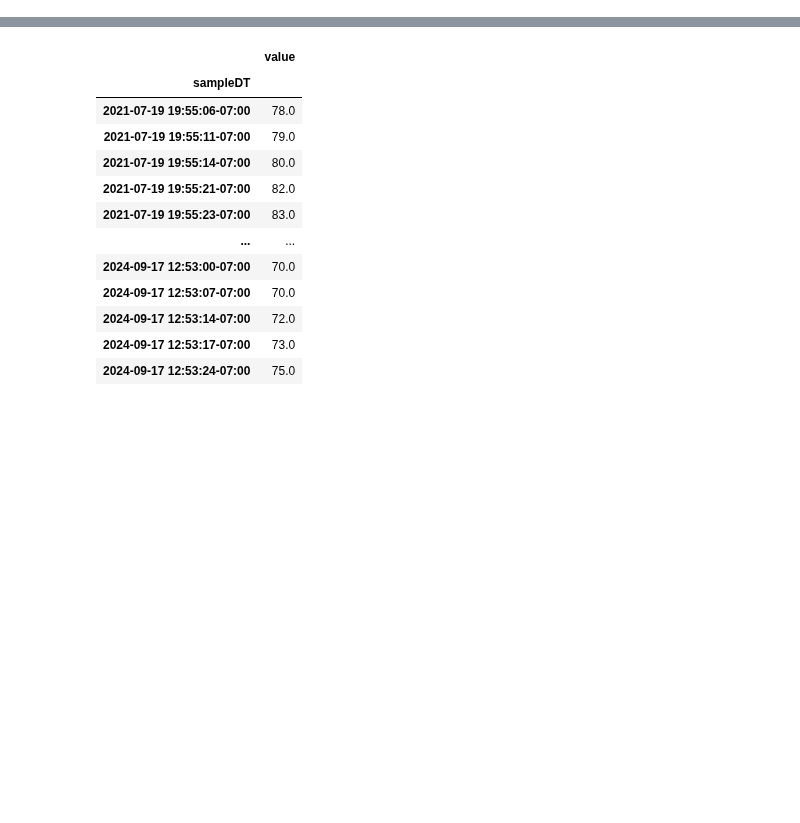
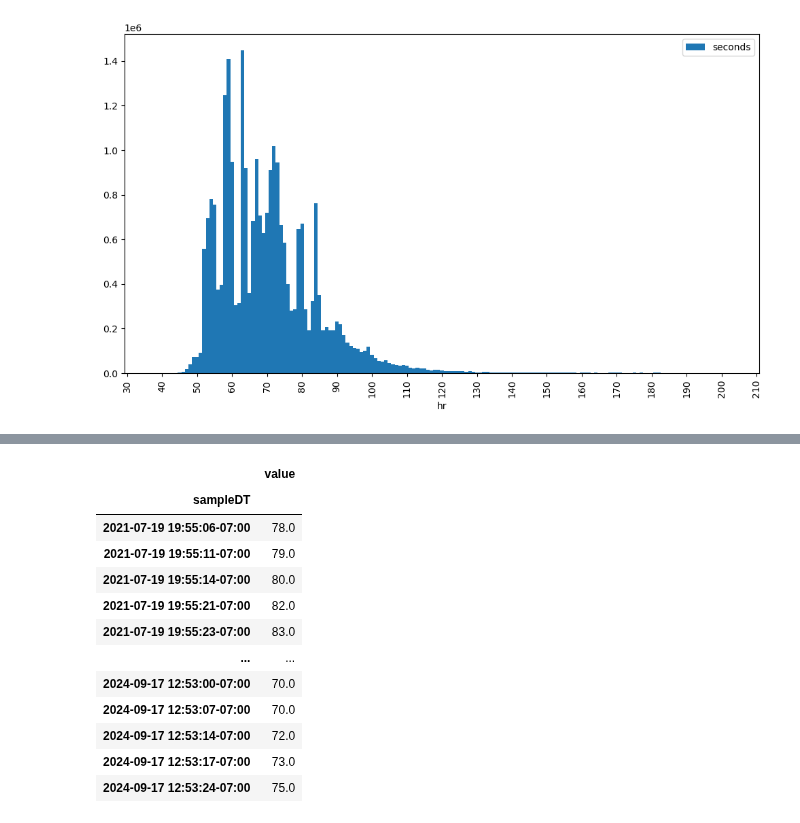
Before and after one commit to AbhikChowdhury6/dataImport, a Jupyter notebook: appleHK/HR/analyzeAppleWatchHR.ipynb, the cells around one changed output, grey strips where cells are left out. Saved outputs shown, nothing was run; the diff lists cells and outputs as text; code cells hidden in the pictures; blank space fills up the shorter version.

```diff
--- a/appleHK/HR/analyzeAppleWatchHR.ipynb
+++ b/appleHK/HR/analyzeAppleWatchHR.ipynb
@@ -23,0 +24,37 @@ Text(0.5, 0, 'BPM')
+# %%
+#output cols HR seconds
+def timeBalancedHRHist(HRDf, maxInterval):
+    #get min and max HR
+    minHR = 30
+    maxHR = 210
+    # HRDF
+    HRDfCopy = HRDf.copy()
+    # calc between measures
+    timeSeries = pd.Series(HRDf.index)
+    bm = pd.Series(index=HRDf.index, data = (timeSeries.shift(-1) - timeSeries).dt.total_seconds().values)
+    HRDfCopy['betweenMeasures'] = bm
+    # the last value will be nan so replace it with the max interval
+    HRDfCopy['betweenMeasures'] = HRDfCopy['betweenMeasures'].fillna(maxInterval)
+    # if above thershold set to max
+    HRDfCopy[HRDfCopy['betweenMeasures'] > maxInterval] = maxInterval
+
+    data = []
+    # for every heartrate in the range
+    for hr in range(minHR, maxHR + 1):
+        # sum the thersholded between measures
+        totalTime = HRDfCopy[HRDfCopy['value'] == hr].betweenMeasures.sum()
+        data.append([hr, totalTime])
+        # if hr == 140:
+            # print(f"number of samples for {hr} is {len(HRDfCopy[HRDfCopy['value'] == hr])}")
+            # print(f"the average between measures is {HRDfCopy[HRDfCopy['value'] == hr].betweenMeasures.mean()}")
+    return pd.DataFrame(data=data, columns=['hr', 'seconds'])
+# %%
+import matplotlib.pyplot as plt
+tbDF = timeBalancedHRHist(AppleWatchHRDf, 300)
+tbDF.plot(kind='bar', y='seconds', x='hr', figsize=(10,6), linewidth=0.0,width=1)
+plt.xticks(ticks=range(0, len(tbDF), 10), labels=tbDF['hr'][::10])
+# Show the plot
+plt.tight_layout()
+plt.show()
+# %% [output]
+[figure, added]
```
Also changed, not shown: parts of 12 cells of this notebook, 1 other file.
